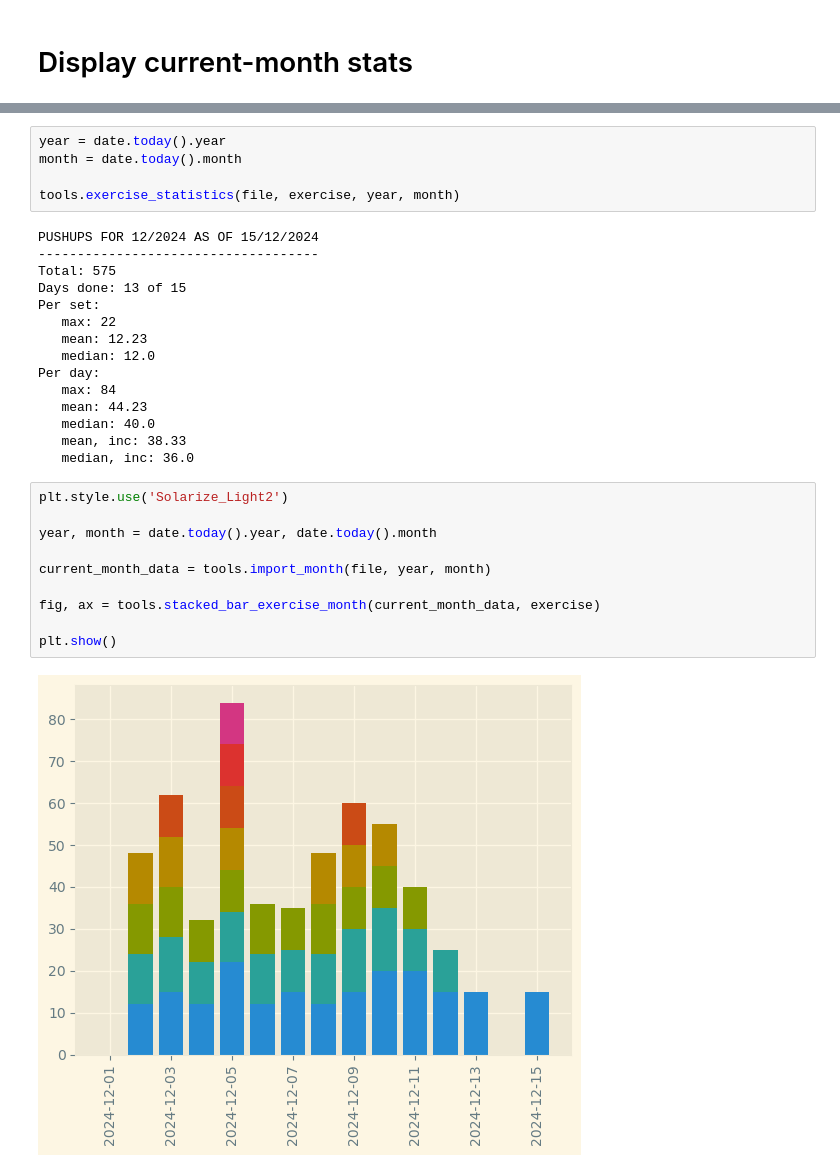
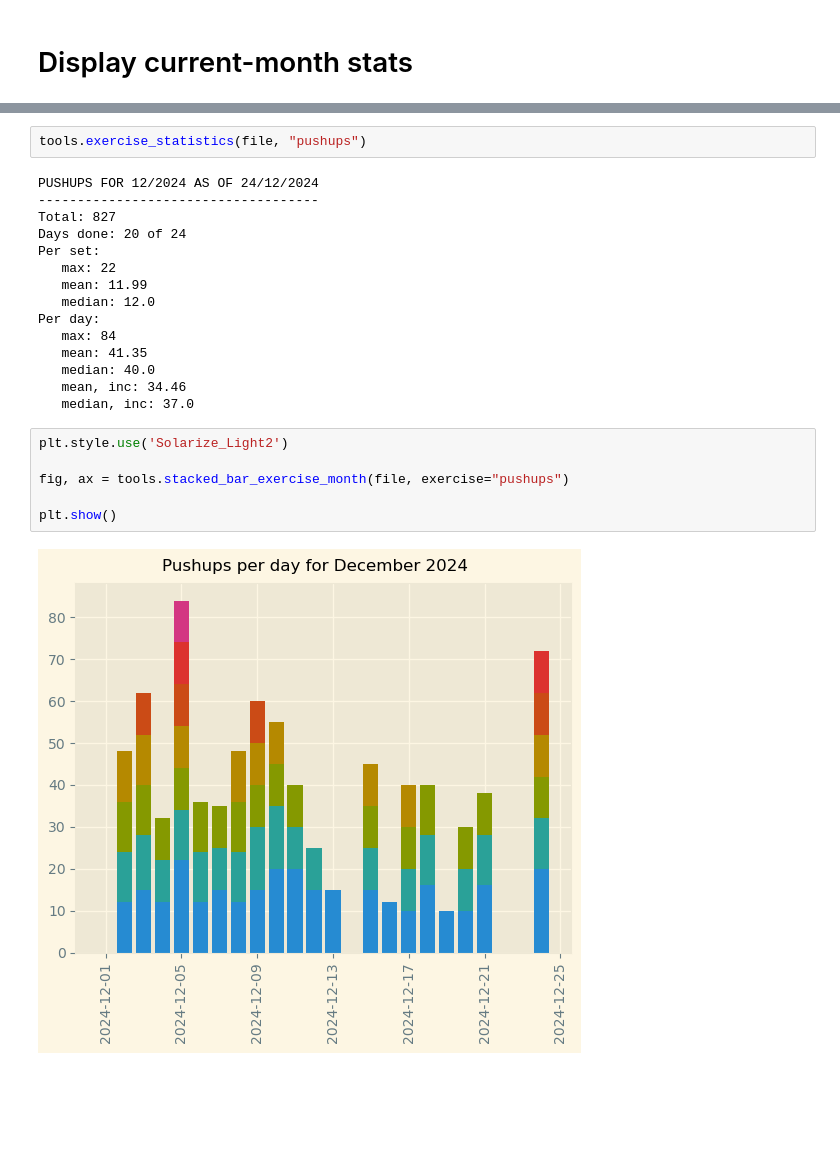
Before and after one commit to krsratliff/home_exercises, a Jupyter notebook: analysis.ipynb, the cells around one changed output, grey strips where cells are left out. Cells and saved outputs as stored; diff of their text form; blank space fills up the shorter version.

```diff
--- a/analysis.ipynb
+++ b/analysis.ipynb
@@ -32,32 +31,25 @@ To reach 1000 by 12/31:
 # %%
-year = date.today().year
-month = date.today().month
-
-tools.exercise_statistics(file, exercise, year, month)
+tools.exercise_statistics(file, "pushups")
 # %% [output]
-PUSHUPS FOR 12/2024 AS OF 15/12/2024
+PUSHUPS FOR 12/2024 AS OF 24/12/2024
 ------------------------------------
-Total: 575
-Days done: 13 of 15
+Total: 827
+Days done: 20 of 24
 Per set:
    max: 22
-   mean: 12.23
+   mean: 11.99
    median: 12.0
 Per day:
    max: 84
-   mean: 44.23
+   mean: 41.35
    median: 40.0
-   mean, inc: 38.33
-   median, inc: 36.0
+   mean, inc: 34.46
+   median, inc: 37.0
 # %%
 plt.style.use('Solarize_Light2')
 
-year, month = date.today().year, date.today().month
-
-current_month_data = tools.import_month(file, year, month)
-
-fig, ax = tools.stacked_bar_exercise_month(current_month_data, exercise)
+fig, ax = tools.stacked_bar_exercise_month(file, exercise="pushups")
 
 plt.show()
 # %% [output]
-[figure, old version]
+[figure, new version]
```
Also changed, not shown: parts of 6 cells of this notebook, 2 other files.
